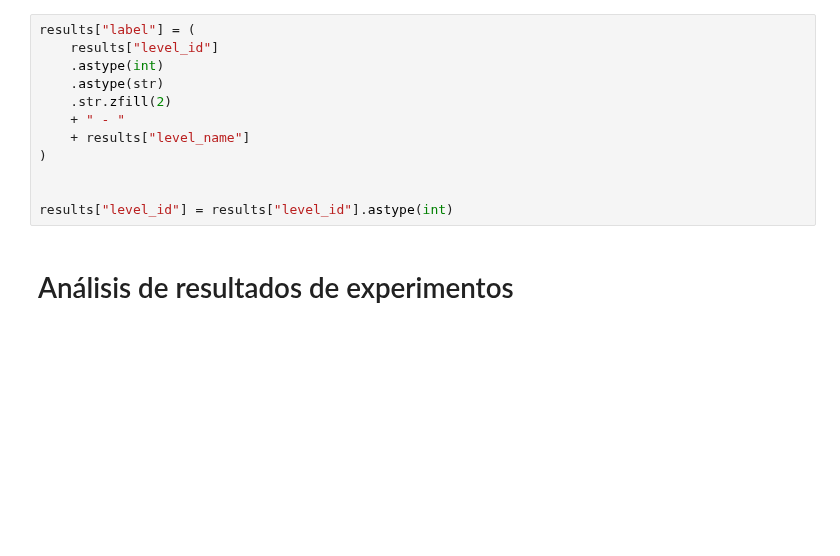
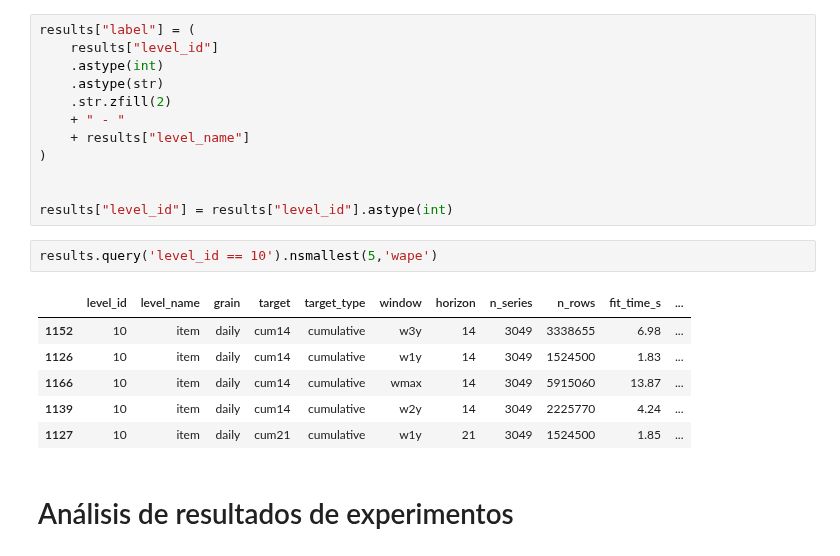
Before and after one commit to njimenez94/forecast-tfm, a Jupyter notebook: notebooks/experiments.ipynb, the cells around one changed output. Saved outputs shown, nothing was run; the diff lists cells and outputs as text; blank space fills up the shorter version.

```diff
--- a/notebooks/experiments.ipynb
+++ b/notebooks/experiments.ipynb
@@ -37,6 +51,15 @@ results["label"] = (
 
 
 results["level_id"] = results["level_id"].astype(int)
+# %%
+results.query('level_id == 10').nsmallest(5,'wape')
+# %% [output]
+|  | level_id | level_name | grain | target | target_type | window | horizon | n_series | n_rows | fit_time_s | ... |
+| 1152 | 10 | item | daily | cum14 | cumulative | w3y | 14 | 3049 | 3338655 | 6.98 | ... |
+| 1126 | 10 | item | daily | cum14 | cumulative | w1y | 14 | 3049 | 1524500 | 1.83 | ... |
+| 1166 | 10 | item | daily | cum14 | cumulative | wmax | 14 | 3049 | 5915060 | 13.87 | ... |
+| 1139 | 10 | item | daily | cum14 | cumulative | w2y | 14 | 3049 | 2225770 | 4.24 | ... |
+| 1127 | 10 | item | daily | cum21 | cumulative | w1y | 21 | 3049 | 1524500 | 1.85 | ... |
 # %% [markdown]
 # Análisis de resultados de experimentos
 # %%
```
Also changed, not shown: parts of 7 cells of this notebook, 1 other file.
